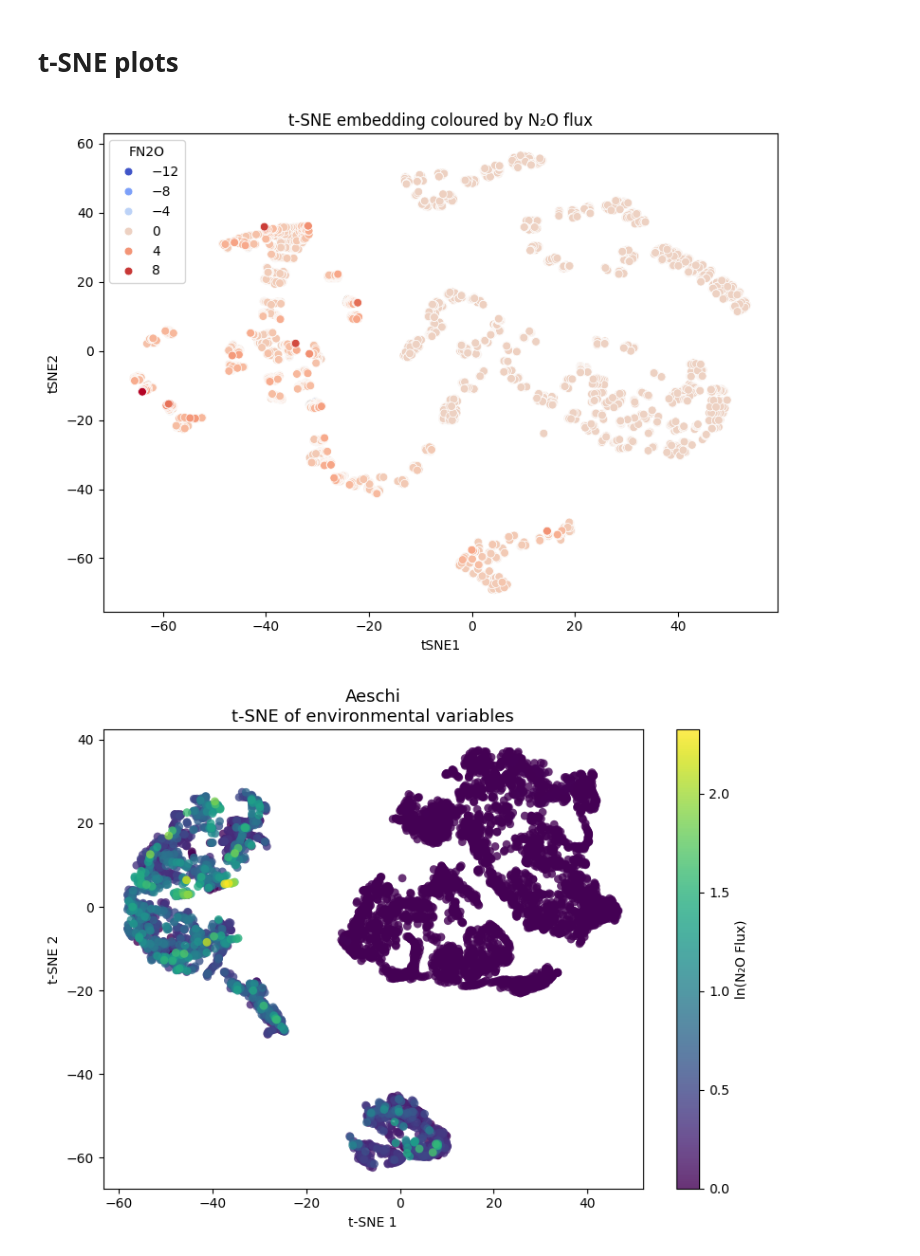
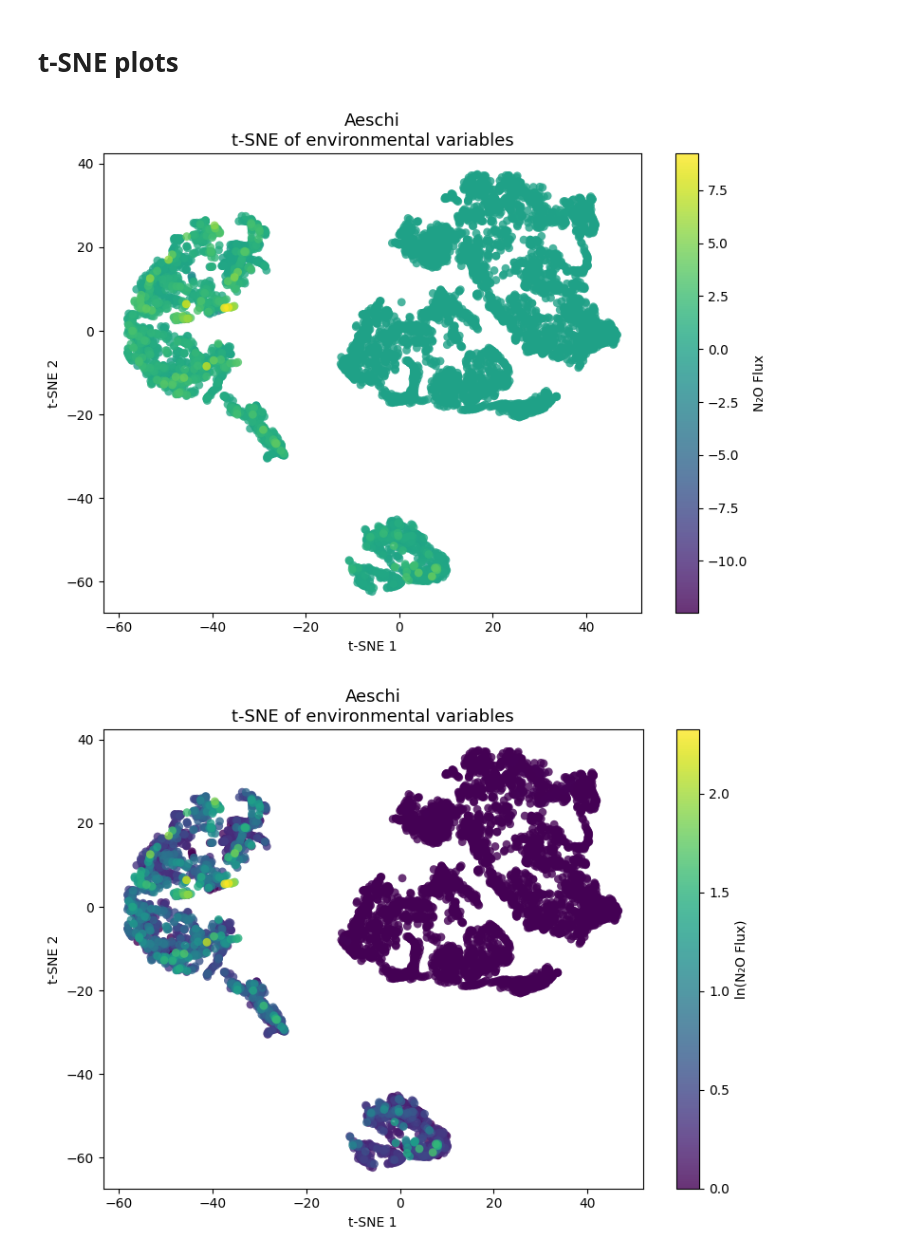
Before and after one commit to AndreasHiropedi/N2O_Emissions_Prediction, a Jupyter notebook: data_exploration/data_exploration_aeschi.ipynb, the cells around one changed output. Cells and saved outputs as stored; diff of their text form; code cells hidden in the pictures.

Commit message:
finished cleanup (Andi)

```diff
--- a/data_exploration/data_exploration_aeschi.ipynb
+++ b/data_exploration/data_exploration_aeschi.ipynb
@@ -1152,23 +1152,63 @@ y = y.loc[X.index]
 
 # Scale predictors
 X_scaled = StandardScaler().fit_transform(X)
-# %%
-tsne_1 = TSNE(n_components=2, perplexity=90, random_state=42)
-X_tsne_1 = tsne_1.fit_transform(X_scaled)
-
-tsne_df_1 = pd.DataFrame(X_tsne_1, columns=["tSNE1", "tSNE2"])
-tsne_df_1["FN2O"] = y.values
-
-plt.figure(figsize=(8,6))
-sns.scatterplot(
-    data=tsne_df_1, x="tSNE1", y="tSNE2",
-    hue="FN2O", palette="coolwarm", s=40
-)
-plt.title("t-SNE embedding coloured by N₂O flux")
-plt.tight_layout()
-plt.show()
-# %% [output]
-[figure, removed]
+# %%
+# =============================================
+# 1️⃣ Define variables and plotting function
+# =============================================
+base_vars = [
+    "Precipitation", "SolarRadiation", "AirTemp", "VPD",
+    "SoilWater_5cm", "SoilWater_15cm", "SoilWater_30cm",
+    "SoilTemp_5cm", "SoilTemp_15cm", "SoilTemp_30cm",
+    "NEE", "GPP", "RECO", "Mowing",
+]
+
+def plot_tsne(df, title, perplexity=100, learning_rate=200, random_state=42):
+    # Drop missing values
+    df_clean = df.dropna(subset=base_vars + ["N2O_Flux"]).copy()
+
+    # Standardize features
+    X_scaled = StandardScaler().fit_transform(df_clean[base_vars])
+
+    # Run t-SNE
+    tsne = TSNE(
+        n_components=2,
+        perplexity=perplexity,
+        learning_rate=learning_rate,
+        init="pca",
+        random_state=random_state
+    )
+    tsne_results = tsne.fit_transform(X_scaled)
+
+    df_clean["tSNE1"] = tsne_results[:, 0]
+    df_clean["tSNE2"] = tsne_results[:, 1]
+
+    # Sort by N2O_Flux for plotting order
+    df_clean = df_clean.sort_values("N2O_Flux", ascending=True)
+
+    # Plot
+    fig, ax = plt.subplots(figsize=(8, 6))
+    sc = ax.scatter(
+        df_clean["tSNE1"], df_clean["tSNE2"],
+        c=df_clean["N2O_Flux"],
+        cmap=cm.viridis,
+        s=40, alpha=0.8, edgecolor="none"
+    )
+
+    ax.set_title(f"{title}\nt-SNE of environmental variables", fontsize=13)
+    ax.set_xlabel("t-SNE 1")
+    ax.set_ylabel("t-SNE 2")
+    cbar = plt.colorbar(sc, ax=ax)
+    cbar.set_label("N₂O Flux")
+    plt.tight_layout()
+    plt.show()
+
+# =============================================
+# 2️⃣ Run for aeschi
+# =============================================
+plot_tsne(aeschi_clean, "Aeschi")
+# %% [output]
+[figure, added]
 # %%
 # =============================================
 # 1️⃣ Define variables and plotting function
```
Also changed, not shown: 3 other files.
